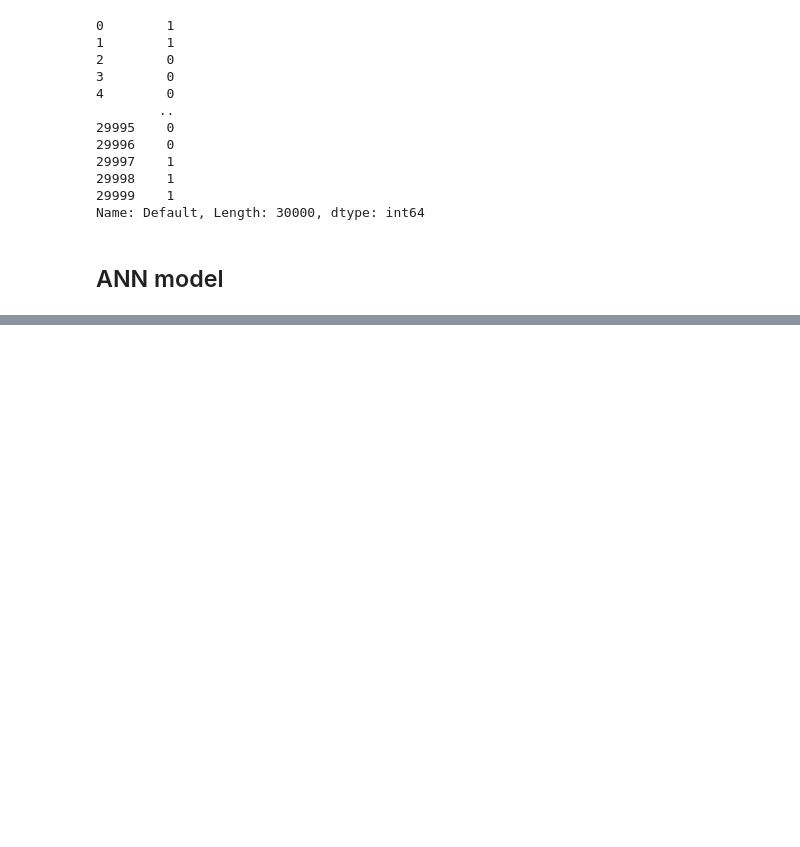
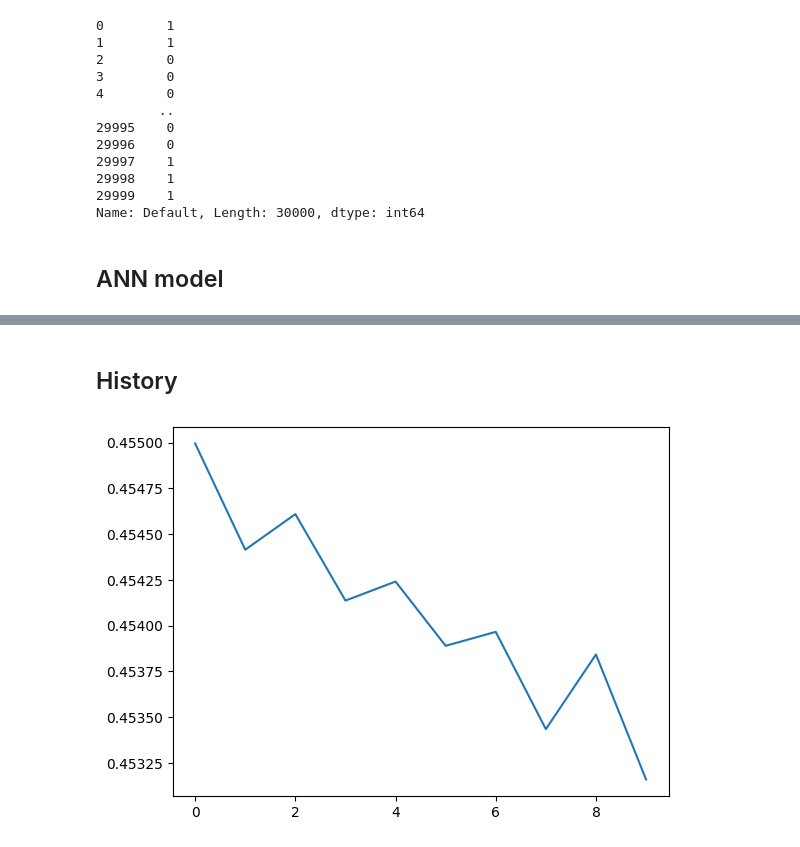
Before and after one commit to sebalexsmith/BBAN3001, a Jupyter notebook: Aritficial Neural Networks/Exercise_10_Template.ipynb, the cells around one changed output, grey strips where cells are left out. Saved outputs shown, nothing was run; the diff lists cells and outputs as text; code cells hidden in the pictures; blank space fills up the shorter version.

```diff
--- a/Aritficial Neural Networks/Exercise_10_Template.ipynb
+++ b/Aritficial Neural Networks/Exercise_10_Template.ipynb
@@ -123,6 +126,7 @@ X_train, X_test, y_train, y_test = train_test_split(X, y, train_size = 0.8, shuf
 ## ANN model
 # %%
 n_features = X.shape[1]
+n_classes = len(y.unique())
 # %%
 from keras.models import Sequential
 from keras.layers import Dense
@@ -131,4 +135,4 @@ from keras.callbacks import EarlyStopping
 model = Sequential()
 model.add(Dense(10, input_dim = n_features, activation = 'relu'))
 model.add(Dense(10, activation = 'relu'))
-model.add(Dense(1, activation = 'softmax'))
+model.add(Dense(n_classes, activation = 'softmax'))
@@ -135,2 +157,6 @@ model.add(Dense(1, activation = 'softmax'))
 # %%
 model.compile(loss = 'sparse_categorical_crossentropy', optimizer = 'adam')
+# %%
+early_stop = EarlyStopping(monitor = 'loss', patience = 3, verbose = 1)
+# %%
+history = model.fit(X_train, y_train, epochs = 10, batch_size = 10, callbacks = [early_stop])
@@ -136,0 +184,8 @@ model.compile(loss = 'sparse_categorical_crossentropy', optimizer = 'adam')
+# %% [markdown]
+## History
+# %%
+import matplotlib.pyplot as plt
+plt.plot(history.history['loss'])
+plt.show()
+# %% [output]
+[figure, added]
```
Also changed, not shown: parts of 3 cells of this notebook.
